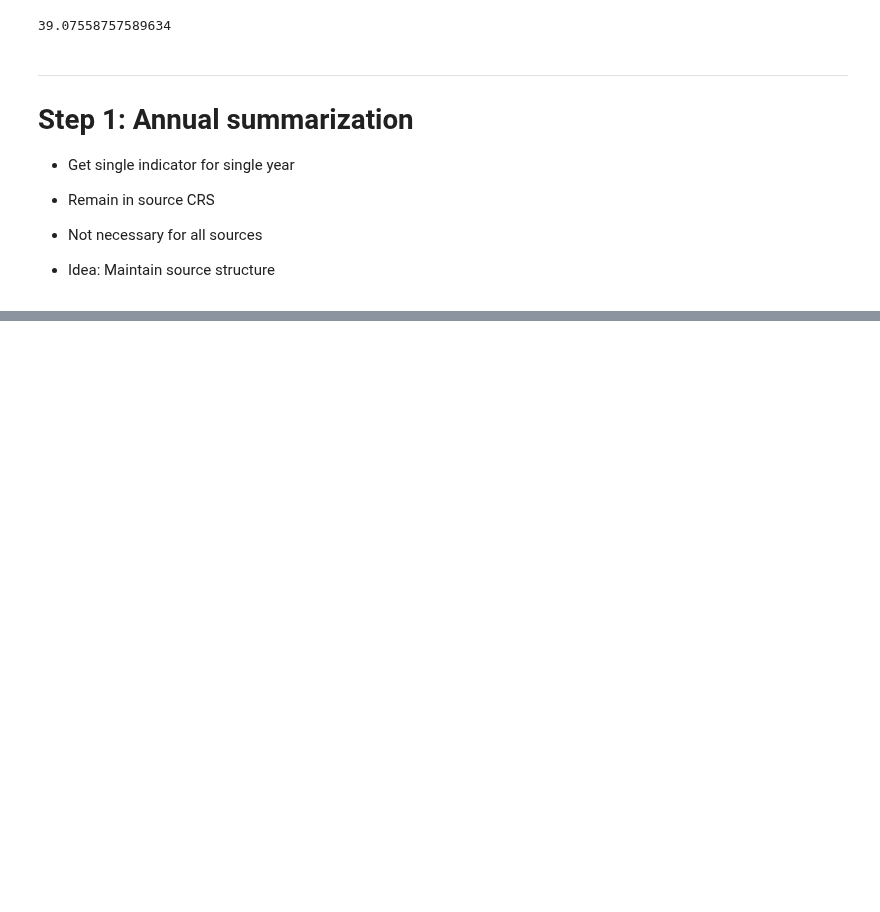
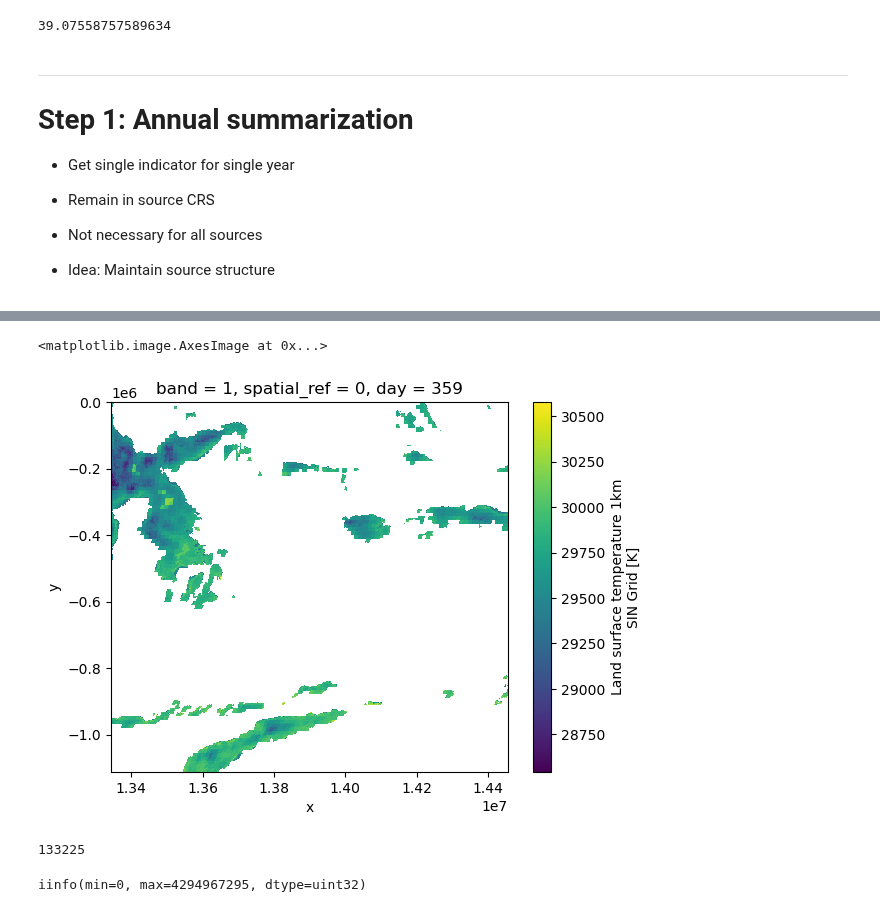
Before and after one commit to felixschulz385/growth-and-temperature, a Jupyter notebook: code/experiments/grid.ipynb, the cells around one changed output, grey strips where cells are left out. Saved outputs shown, nothing was run; the diff lists cells and outputs as text; code cells hidden in the pictures; blank space fills up the shorter version.

```diff
--- a/code/experiments/grid.ipynb
+++ b/code/experiments/grid.ipynb
@@ -654,0 +793,14 @@ MODIS_files_names.query("h==30 & v==9 & year==2001")
+# %%
+crosssections.where(crosssections > 0).isel(day=3).squeeze().plot.imshow()
+# %% [output]
+<matplotlib.image.AxesImage at 0x...>
+[figure, added]
+# %%
+365**2
+# %% [output]
+133225
+# %%
+import numpy as np
+np.iinfo(np.uint32)
+# %% [output]
+iinfo(min=0, max=4294967295, dtype=uint32)
```
Also changed, not shown: parts of 29 cells of this notebook, 14 other files.
